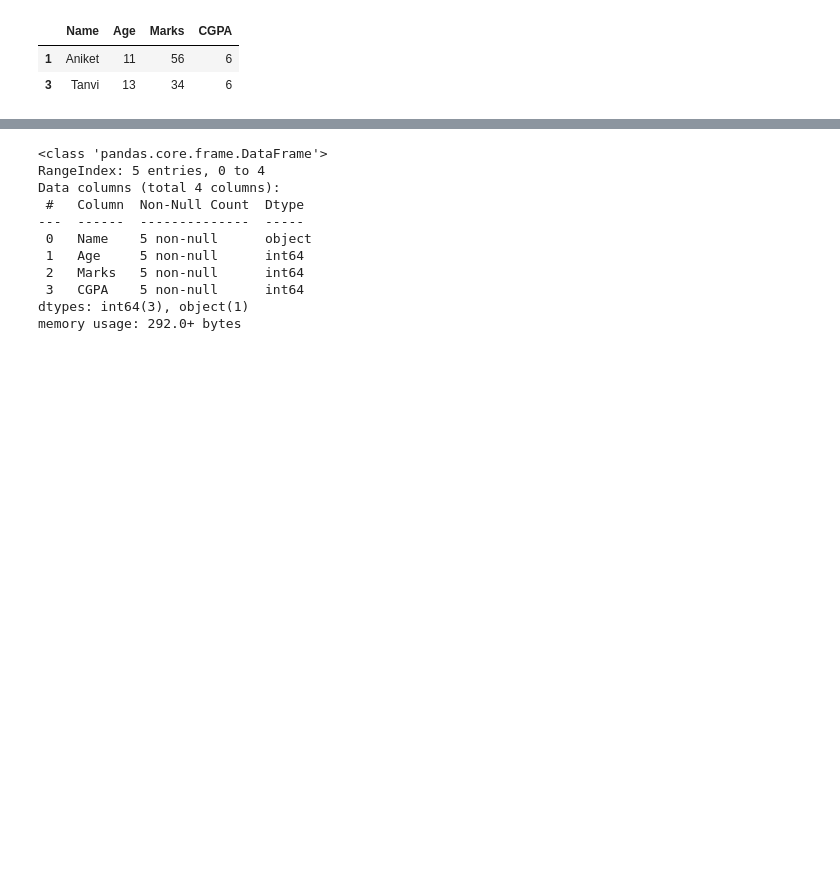
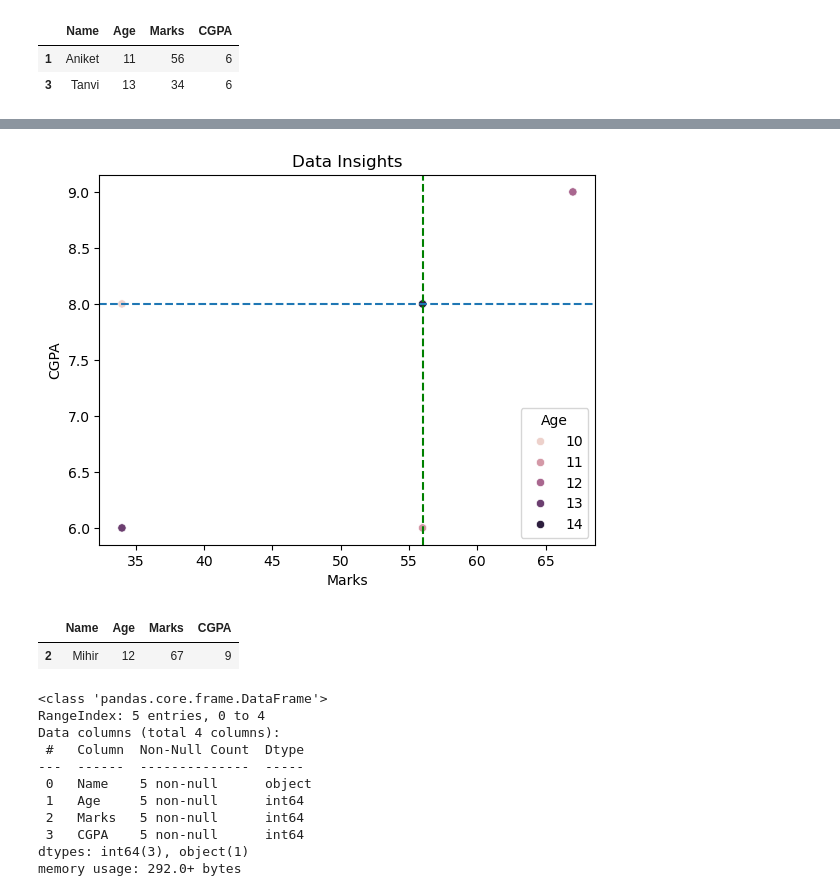
Before and after one commit to AniketC24/Datascience, a Jupyter notebook: PythonProgramming/pandas.ipynb, the cells around one changed output, grey strips where cells are left out. Drawn from its saved outputs; the diff is of its cells as text; code cells hidden in the pictures; blank space fills up the shorter version.

```diff
--- a/PythonProgramming/pandas.ipynb
+++ b/PythonProgramming/pandas.ipynb
@@ -110,3 +161,16 @@ df[df['CGPA']== 6]
+# %%
+sns.scatterplot(x=df['Marks'], y=df['CGPA'],hue=df['Age'])
+plt.axhline(8,linestyle = '--')
+plt.axvline(56,linestyle = '--',color = 'green')
+plt.title('Data Insights')
+plt.show()
+# %% [output]
+[figure, added]
+# %%
+df[df['Marks']== 67]
+# %% [output]
+|  | Name | Age | Marks | CGPA |
+| 2 | Mihir | 12 | 67 | 9 |
 # %%
 # Checking DataFrame Information
 df.info()
```
Also changed, not shown: parts of 7 cells of this notebook.
